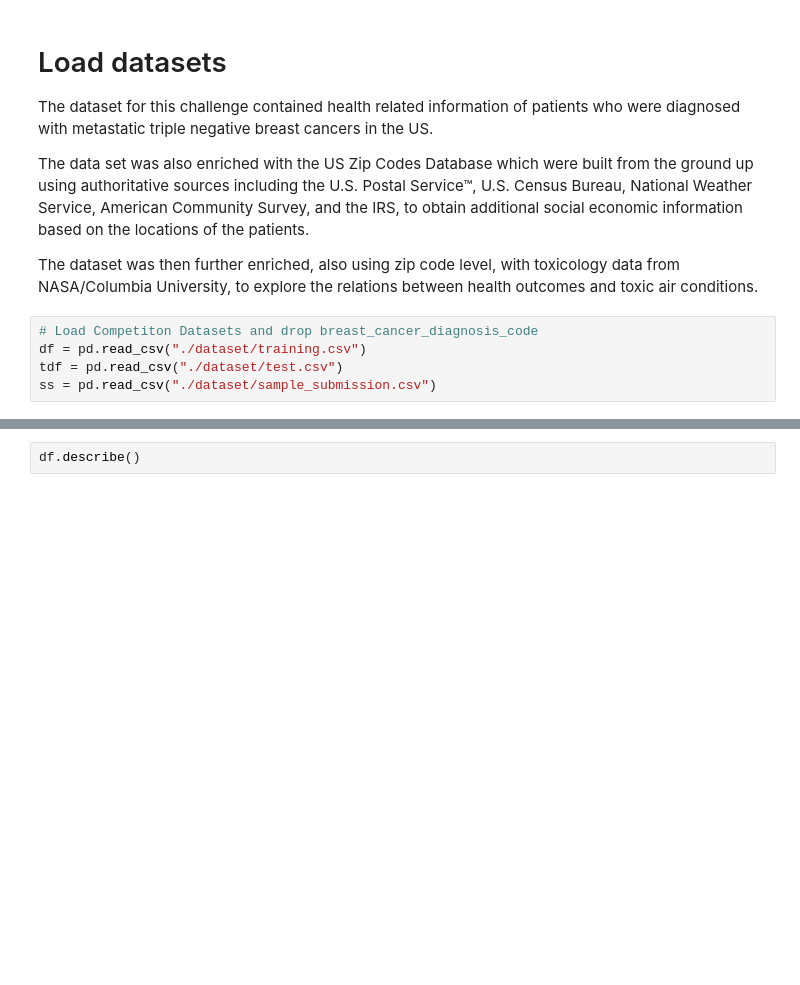
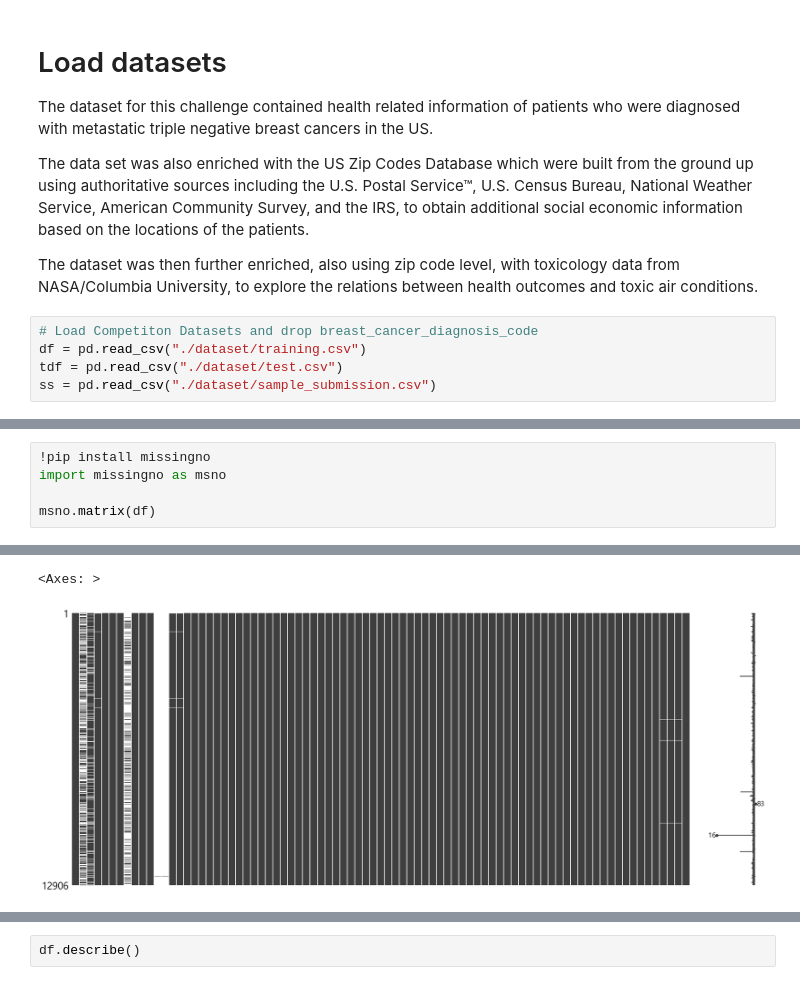
Before and after one commit to songchanho97/metastasis-date-prediction, a Jupyter notebook: 1st-place-wids.ipynb, the cells around one changed output, grey strips where cells are left out. Drawn from its saved outputs; the diff is of its cells as text; blank space fills up the shorter version.

```diff
--- a/1st-place-wids.ipynb
+++ b/1st-place-wids.ipynb
@@ -52,0 +83,6 @@ df.head()
+# %%
+!pip install missingno
+import missingno as msno
+
+msno.matrix(df)
+# %% [output]
@@ -52,0 +106,2 @@ df.head()
+<Axes: >
+[figure, added]
```
Also changed, not shown: parts of 48 cells of this notebook, 1 other file.
